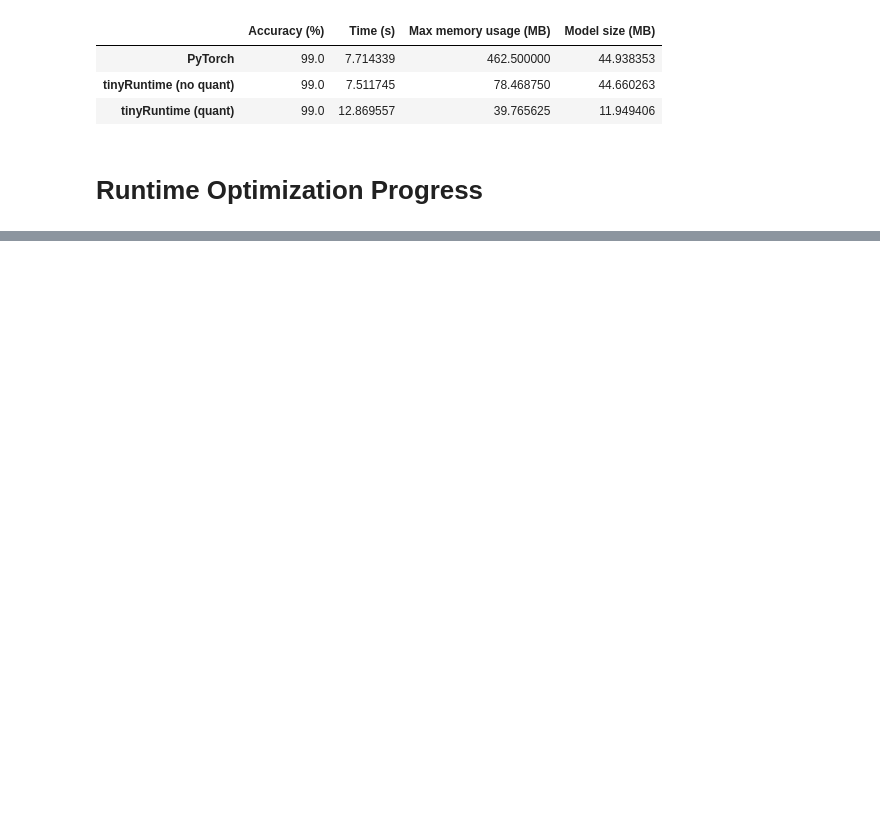
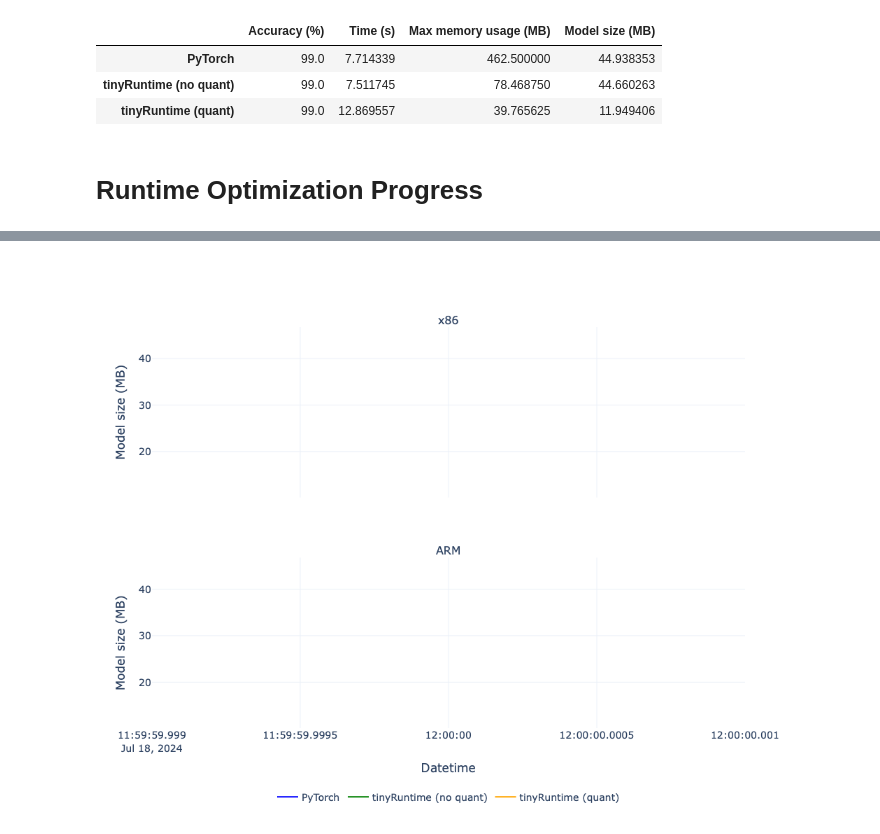
Before and after one commit to harukadoyu/njtest, a Jupyter notebook: hello.ipynb, the cells around one changed output, grey strips where cells are left out. Cells and saved outputs as stored; diff of their text form; code cells hidden in the pictures; blank space fills up the shorter version.

```diff
--- a/hello.ipynb
+++ b/hello.ipynb
@@ -211,0 +136,7 @@ plt.show()
+# %%
+#| label: fig-modelsz
+#| fig-cap: "Model size"
+
+plot_progress("Model size", "Model size (MB)")
+# %% [output]
+[figure, added]
```
Also changed, not shown: parts of 6 cells of this notebook, 1 other file.
